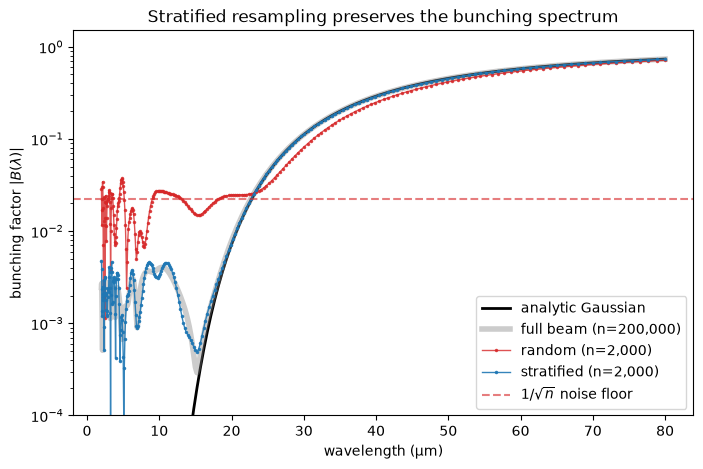
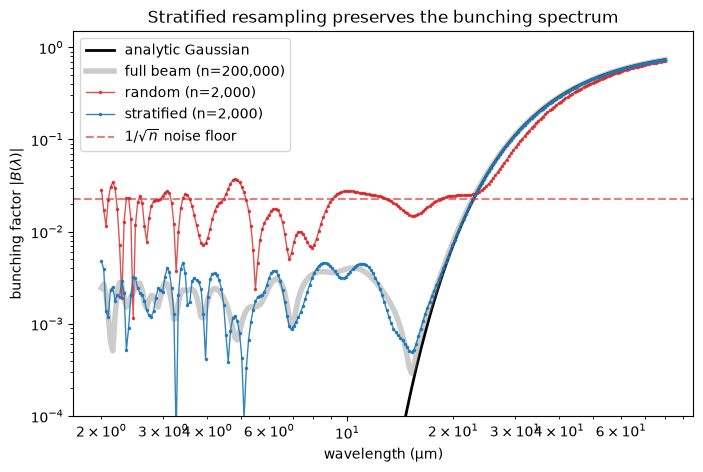
The notebook cell's code change between the first figure and the second:
--- before
+++ after
@@ -8,7 +8,8 @@
 ax.axhline(noise_floor, ls="--", color="C3", alpha=0.6, label=r"$1/\sqrt{n}$ noise floor")
 
+ax.set_xscale("log")
 ax.set_yscale("log")
 ax.set_ylim(1e-4, 1.5)
-ax.set_xlabel("wavelength (\u00b5m)")
+ax.set_xlabel("wavelength (µm)")
 ax.set_ylabel("bunching factor $|B(\\lambda)|$")
 ax.set_title("Stratified resampling preserves the bunching spectrum")

Commit: log-log